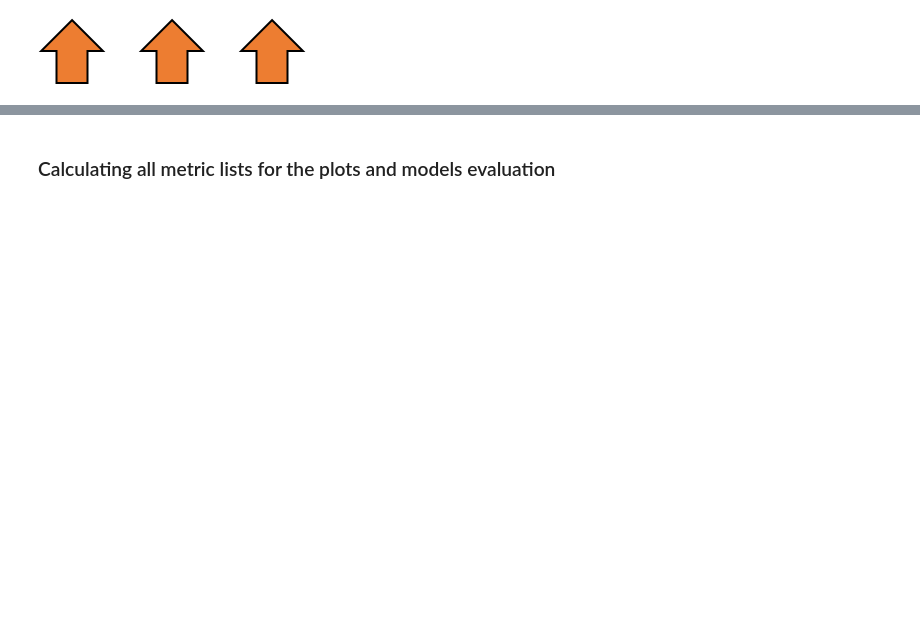
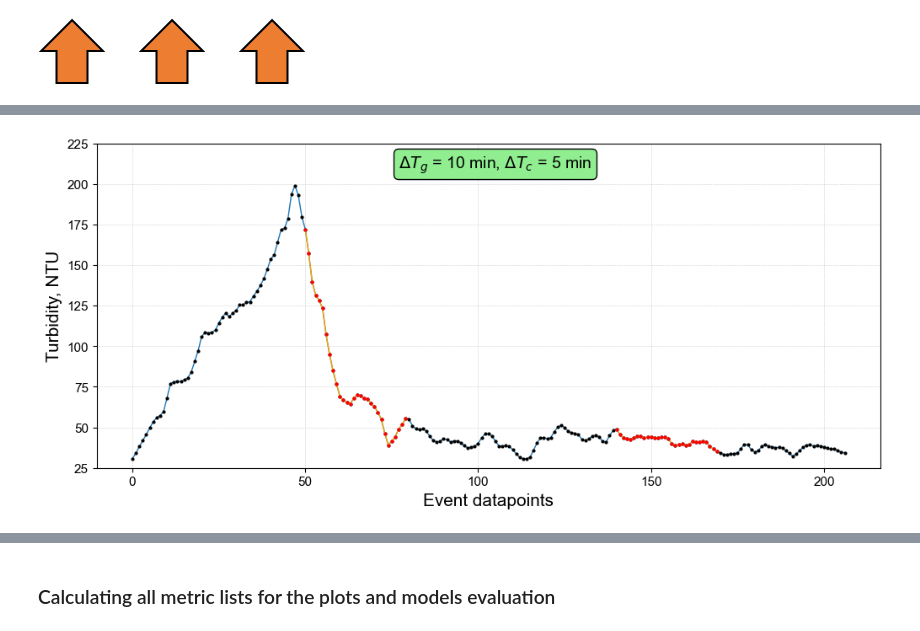
Before and after one commit to n1kraz/imputation-research, a Jupyter notebook: results/results.ipynb, the cells around one changed output, grey strips where cells are left out. Cells and saved outputs as stored; diff of their text form; code cells hidden in the pictures; blank space fills up the shorter version.

```diff
--- a/results/results.ipynb
+++ b/results/results.ipynb
@@ -578,0 +1315,63 @@ range_variance_visual_assessment(20, 60, threshold_range[0][0], parame[0])
+# %%
+# Smallest poossible window size
+window_size = 30
+
+event_number = 5
+para = 'Turbidity'
+
+# Cutting off what is not supposed to be in the plot (shifting by a number of datapoints)
+frontshift = 0
+backshift = 270
+
+# Mowing the window 1
+shift1 = 50
+shift2 = 140
+
+parameters = {'Conductivity':0, 'Temperature':1, 'DO':2, 'Turbidity':3, 'pH':4, 'Flow':5, 'Cumulative discharge':6, 'Time since last rain':7, 'Time since rain started':8, 'Absolute gradient of flow l/s':9}
+main_data = multipar_test_dataset_list[event_number][frontshift+90:-90-backshift, parameters[para]]
+window1_data = main_data[shift1:window_size+shift1]
+window2_data = main_data[shift2:window_size+shift2]
+
+
+
+fig, ax = plt.subplots(figsize = (12, 5), dpi=100)
+
+ax.plot(main_data,
+         marker = 'o',
+         markersize = 2,
+         markerfacecolor = 'k',
+         markeredgecolor = 'k',
+         linewidth = 1)
+
+
+ax.plot(np.arange(shift1, len(window1_data)+shift1),
+        window1_data,
+        marker = 'o',
+        markersize = 2,
+        markerfacecolor = 'r',
+        markeredgecolor = 'r',
+        linewidth = 1,
+        color = 'orange')
+
+
+
+ax.plot(np.arange(shift2, len(window2_data)+shift2),
+        window2_data,
+        marker = 'o',
+        markersize = 2,
+        markerfacecolor = 'r',
+        markeredgecolor = 'r',
+        linewidth = 1,
+        color = 'orange')
+
+ax.set_ylabel("Turbidity, NTU", fontsize = 15)
+ax.set_xlabel("Event datapoints", fontsize = 15)
+ax.tick_params(axis='both', labelsize=11)
+ax.grid(True, which='both', axis='both', linestyle=':', linewidth=0.5, alpha=0.9)
+ax.set_ylim(bottom=25, top=225)
+ax.text(105, 218.5, f'$\Delta T_{{g}}$ = 10 min, $\Delta T_{{c}}$ = 5 min', ha='center', va = 'top', bbox=dict(boxstyle="round,pad=0.3", edgecolor='black', facecolor='#90EE90'), fontsize = 14)
+# Save the plot
+# plt.savefig(r"H:\Work\Writing in progress\3. ML paper\Draft\Figures\Difficulty level\Top_subplot.png", dpi=300, bbox_inches="tight")
+plt.show()
+# %% [output]
+[figure, added]
```
Also changed, not shown: parts of 74 cells of this notebook, 2 other files.
